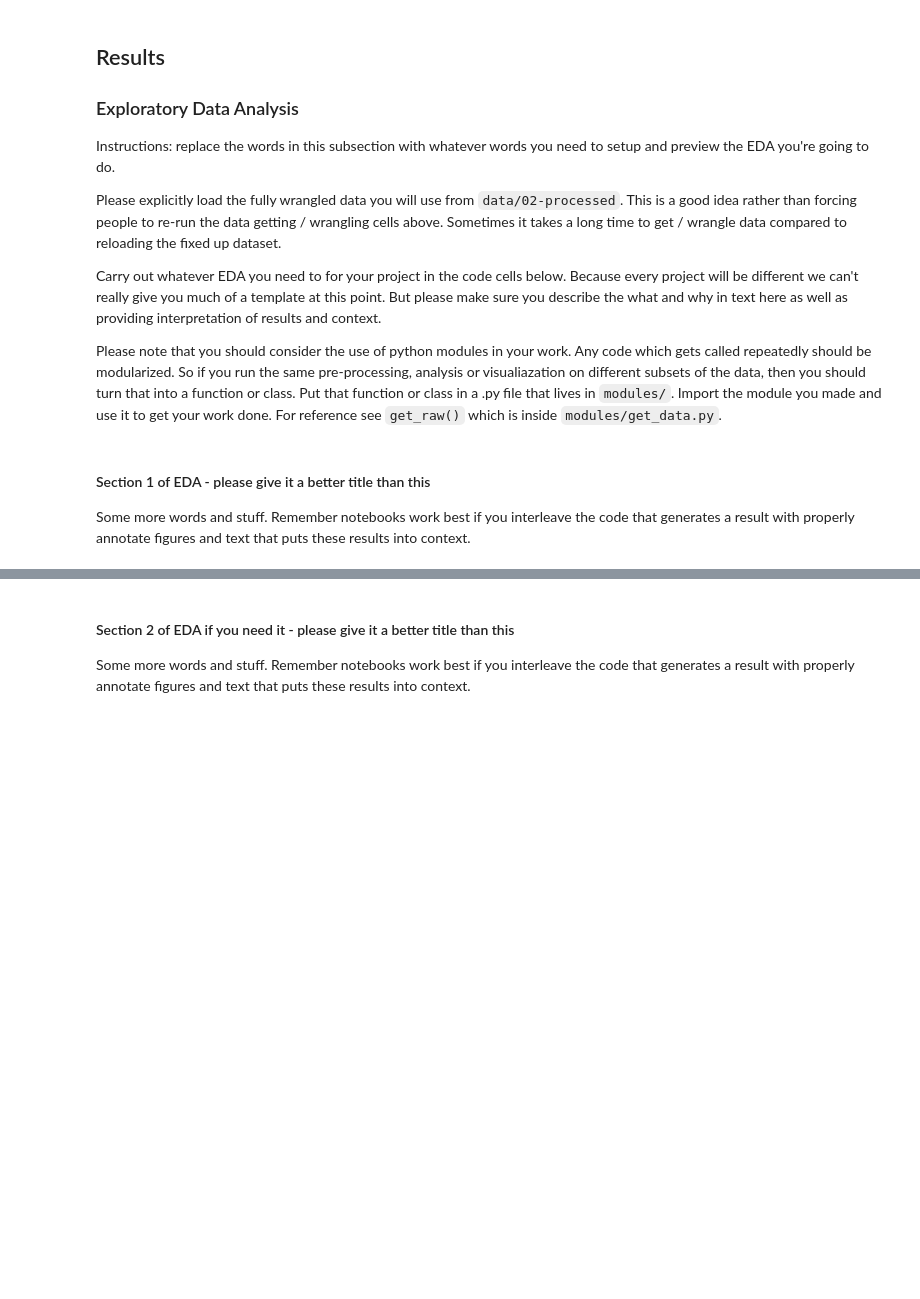
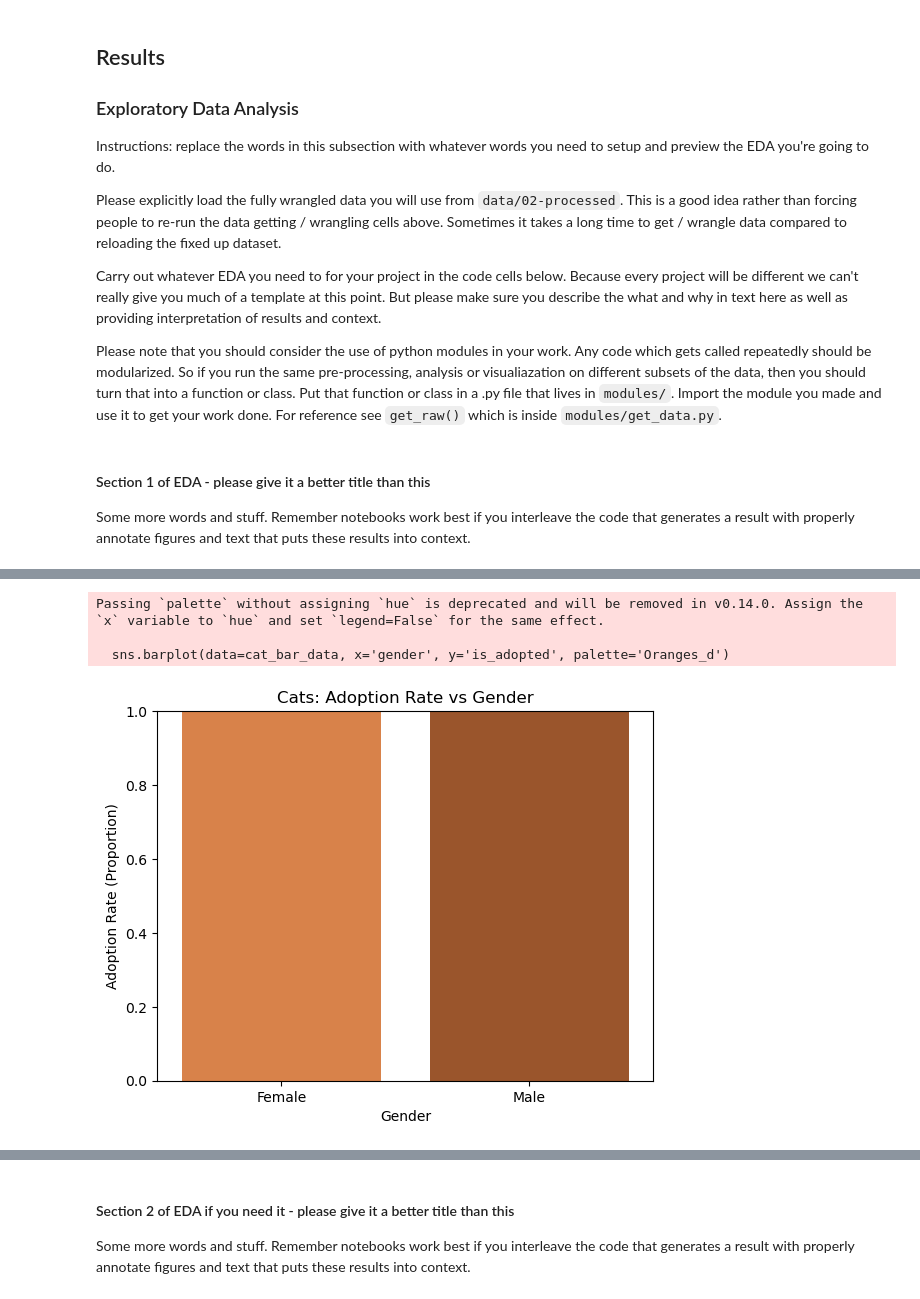
Before and after one commit to COGS108/Group072_WI26, a Jupyter notebook: 02-EDACheckpoint.ipynb, the cells around one changed output, grey strips where cells are left out. Cells and saved outputs as stored; diff of their text form; code cells hidden in the pictures; blank space fills up the shorter version.

```diff
--- a/02-EDACheckpoint.ipynb
+++ b/02-EDACheckpoint.ipynb
@@ -187,0 +223,14 @@ df_gender = df_gender[df_gender['gender'] != 'Unknown']
+# %%
+# Cat Adoption Rates
+cat_bar_data = cat_data[['gender', 'is_adopted']].groupby('gender').agg('mean').reset_index()
+sns.barplot(data=cat_bar_data, x='gender', y='is_adopted', palette='Oranges_d')
+plt.title('Cats: Adoption Rate vs Gender')
+plt.xlabel('Gender')
+plt.ylabel('Adoption Rate (Proportion)')
+plt.ylim(0, 1)
+plt.show()
+# %% [output]
+Passing `palette` without assigning `hue` is deprecated and will be removed in v0.14.0. Assign the `x` variable to `hue` and set `legend=False` for the same effect.
+
+  sns.barplot(data=cat_bar_data, x='gender', y='is_adopted', palette='Oranges_d')
+[figure, added]
```
Also changed, not shown: parts of 6 cells of this notebook.
